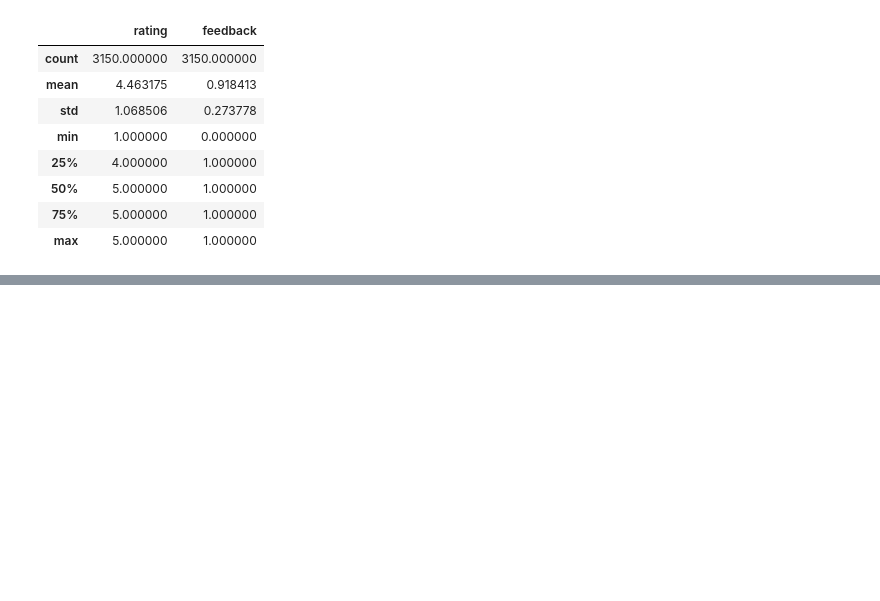
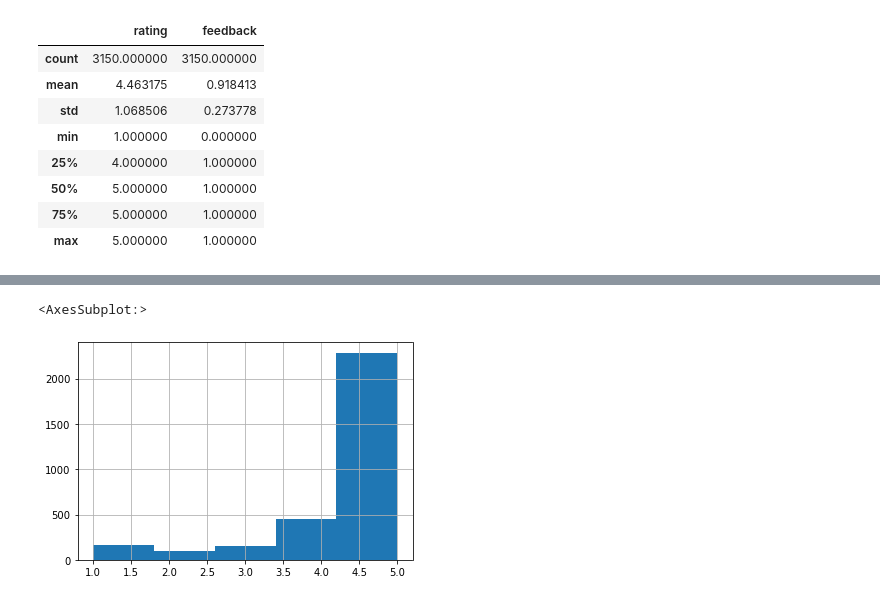
Before and after one commit to AFOL-Dave/AlexaReviewAnalysis, a Jupyter notebook: Amazon Alexa Review Analysis.ipynb, the cells around one changed output, grey strips where cells are left out. Saved outputs shown, nothing was run; the diff lists cells and outputs as text; code cells hidden in the pictures; blank space fills up the shorter version.

```diff
--- a/Amazon Alexa Review Analysis.ipynb
+++ b/Amazon Alexa Review Analysis.ipynb
@@ -52,0 +104,5 @@ alexa_data.describe()
+# %%
+alexa_data['rating'].hist(bins = 5)
+# %% [output]
+<AxesSubplot:>
+[figure, added]
```
Also changed, not shown: parts of 11 cells of this notebook, 1 other file.
